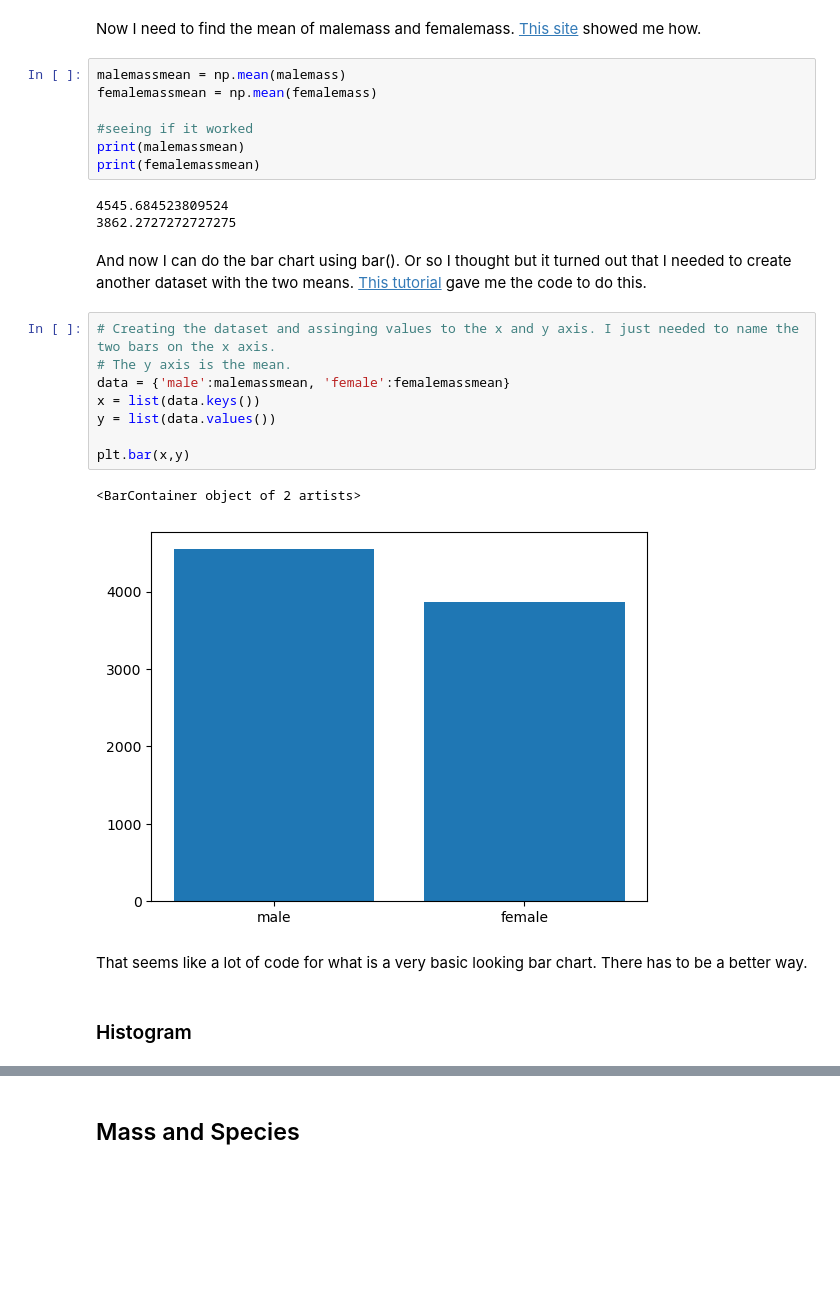
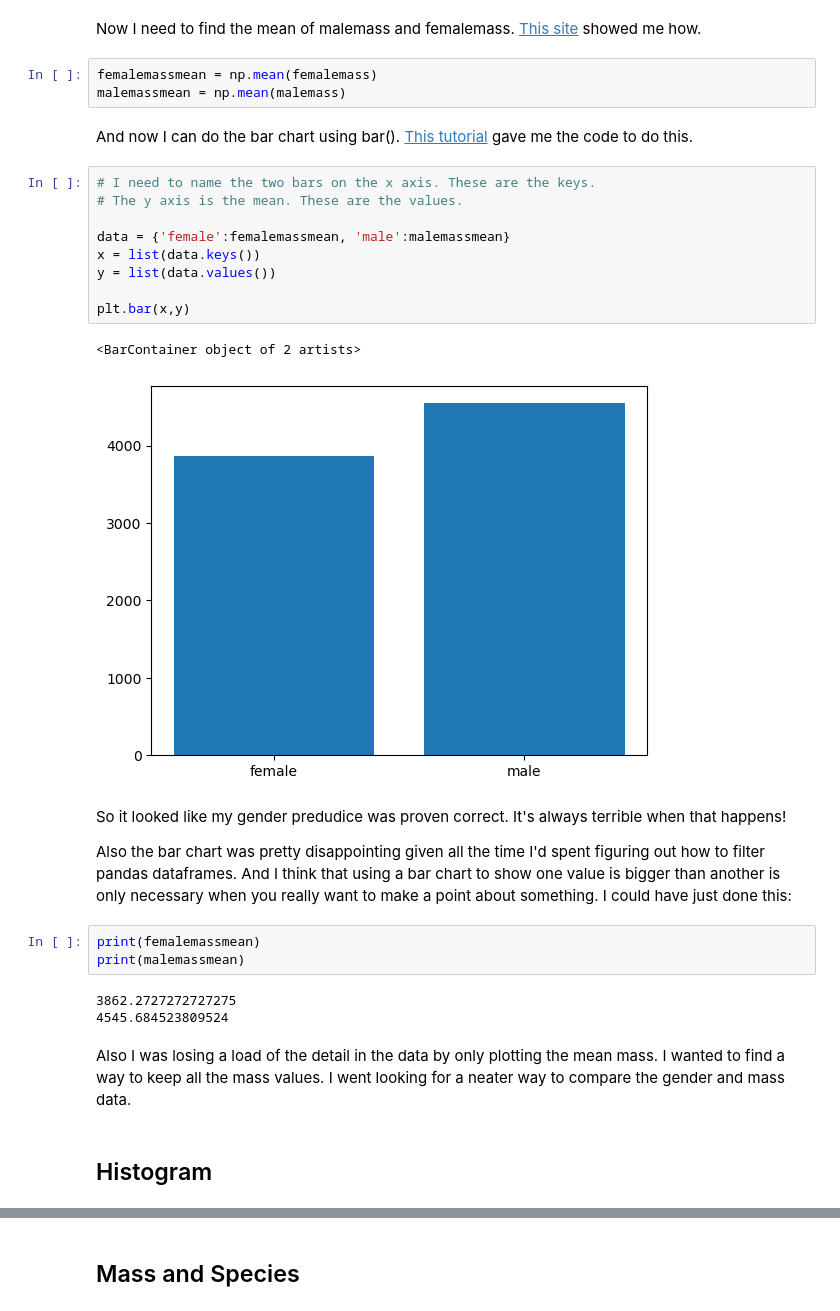
Before and after one commit to morgam7/poda-mywork, a Jupyter notebook: penguins.ipynb, the cells around one changed output, grey strips where cells are left out. Saved outputs shown, nothing was run; the diff lists cells and outputs as text; blank space fills up the shorter version.

```diff
--- a/penguins.ipynb
+++ b/penguins.ipynb
@@ -179,30 +106,34 @@ print(femalemass)
 # %% [markdown]
 Now I need to find the mean of malemass and femalemass. [This site](https://www.geeksforgeeks.org/numpy-mean-in-python/) showed me how.
-# %%
-malemassmean = np.mean(malemass)
-femalemassmean = np.mean(femalemass)
-
-#seeing if it worked
-print(malemassmean)
-print(femalemassmean)
-# %% [output]
-4545.684523809524
-3862.2727272727275
+# %%
+femalemassmean = np.mean(femalemass)
+malemassmean = np.mean(malemass)
 # %% [markdown]
-And now I can do the bar chart using bar(). Or so I thought but it turned out that I needed to create another dataset with the two means. [This tutorial](https://www.geeksforgeeks.org/bar-plot-in-matplotlib/) gave me the code to do this.
+And now I can do the bar chart using bar(). [This tutorial](https://www.geeksforgeeks.org/bar-plot-in-matplotlib/) gave me the code to do this.
 # %%
-# Creating the dataset and assinging values to the x and y axis. I just needed to name the two bars on the x axis.
-# The y axis is the mean.
-data = {'male':malemassmean, 'female':femalemassmean}
+# I need to name the two bars on the x axis. These are the keys.
+# The y axis is the mean. These are the values.
+
+data = {'female':femalemassmean, 'male':malemassmean}
 x = list(data.keys())
 y = list(data.values())
 
 plt.bar(x,y)
 # %% [output]
 <BarContainer object of 2 artists>
-[figure, old version]
+[figure, new version]
-# %% [markdown]
-That seems like a lot of code for what is a very basic looking bar chart. There has to be a better way.
+# %% [markdown]
+So it looked like my gender predudice was proven correct. It's always terrible when that happens!
+
+Also the bar chart was pretty disappointing given all the time I'd spent figuring out how to filter pandas dataframes. And I think that using a bar chart to show one value is bigger than another is only necessary when you really want to make a point about something. I could have just done this:
+# %%
+print(femalemassmean)
+print(malemassmean)
+# %% [output]
+3862.2727272727275
+4545.684523809524
+# %% [markdown]
+Also I was losing a load of the detail in the data by only plotting the mean mass. I wanted to find a way to keep all the mass values. I went looking for a neater way to compare the gender and mass data.
 # %% [markdown]
-### Histogram
+## Histogram
 # %% [markdown]
```
Also changed, not shown: parts of 44 cells of this notebook.
